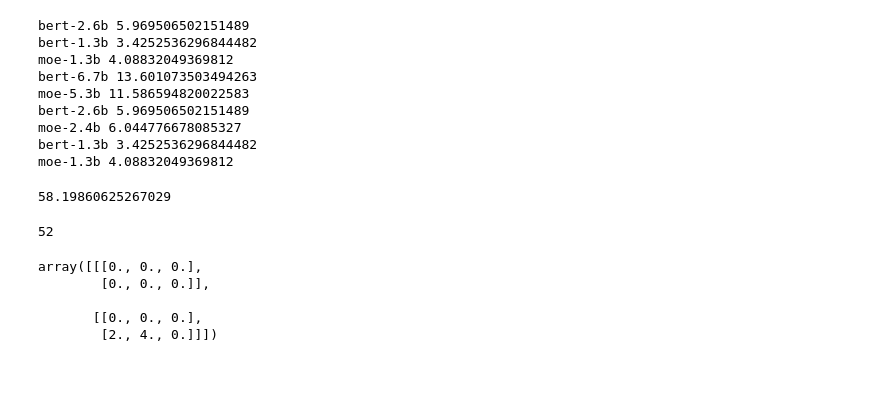
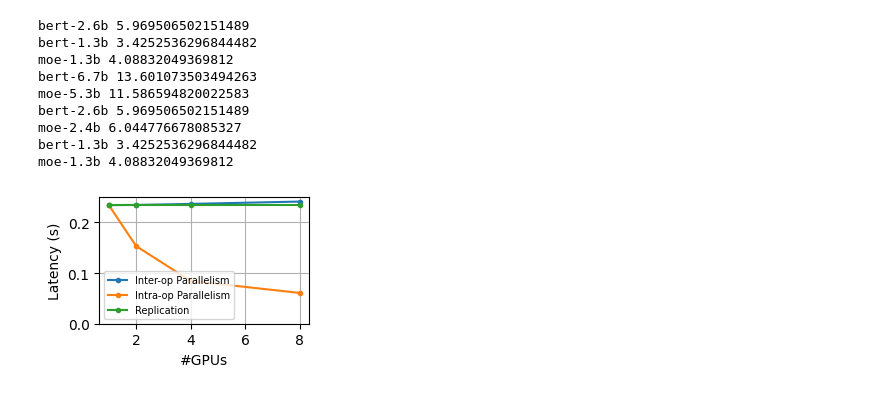
Before and after one commit to KevinCheung2259/mms, a Jupyter notebook: make_data/make_profiling.ipynb, the cells around one changed output. Cells and saved outputs as stored; diff of their text form; code cells hidden in the pictures.

```diff
--- a/make_data/make_profiling.ipynb
+++ b/make_data/make_profiling.ipynb
@@ -177,22 +196,63 @@ bert-2.6b 5.969506502151489
 moe-2.4b 6.044776678085327
 bert-1.3b 3.4252536296844482
 moe-1.3b 4.08832049369812
-# %%
-sum(model_mems)
-# %% [output]
-58.19860625267029
-# %%
-13 * 4
-# %% [output]
-52
-# %%
-import numpy as np
-model_weight_mem = np.zeros((2, 2, 3))
-model_weight_mem[1][1][:2] = [2, 4]
-model_weight_mem
-# %% [output]
-array([[[0., 0., 0.],
-        [0., 0., 0.]],
-
-       [[0., 0., 0.],
-        [2., 4., 0.]]])
+# %%
+import pickle
+import numpy as np
+import argparse
+import matplotlib as mpl
+# mpl.use('Pdf')
+import matplotlib.pyplot as plt
+from alpa_serve.util import GB
+
+%matplotlib inline
+
+def get_latency_and_throughput(all_latency):
+    latency = sum(all_latency)
+    throughput = 1 / max(all_latency)
+    return latency, throughput
+
+database_filename = "/home/zy/python_project/mms/alpa_serve/syn_profiling_result.pkl"
+with open(database_filename, "rb") as f:
+    database = pickle.load(f)
+
+model_name="moe-5.3b"
+n_gpus = [1, 2, 4, 8]
+pp_latency = []
+pp_throughput = []
+pp_memory = []
+op_latency = []
+op_throughput = []
+op_memory = []
+dp_latency = []
+dp_throughput = []
+dp_memory = []
+for n in n_gpus:
+    pp_all_latency = database[model_name].para_dict[(1, 1, n)].latency[1]
+    pp_latency.append(get_latency_and_throughput(pp_all_latency)[0])
+    pp_throughput.append(get_latency_and_throughput(pp_all_latency)[1])
+    pp_memory.append(sum(database[model_name].para_dict[(1, 1, n)].weight_mem) / GB)
+    op_all_latency = database[model_name].para_dict[(1, n, 1)].latency[1]
+    op_latency.append(get_latency_and_throughput(op_all_latency)[0])
+    op_memory.append(sum(database[model_name].para_dict[(1, n, 1)].weight_mem) * n / GB)
+    op_throughput.append(get_latency_and_throughput(op_all_latency)[1])
+    dp_all_latency = database[model_name].para_dict[(1, 1, 1)].latency[1]
+    dp_latency.append(dp_all_latency)
+    dp_throughput.append(n / max(dp_all_latency))
+    dp_memory.append(sum(database[model_name].para_dict[(1, 1, 1)].weight_mem) * n / GB)
+
+plt.figure(figsize=(3, 2))
+plt.plot(n_gpus, pp_latency, '.-', label="Inter-op Parallelism")
+plt.plot(n_gpus, op_latency, '.-', label="Intra-op Parallelism")
+plt.plot(n_gpus, dp_latency, '.-', label="Replication")
+# plt.axvline(8, linestyle='--', color = "black", label = "Single Node Boundary", linewidth=0.75)
+plt.xlabel("#GPUs")
+plt.ylim(bottom=0)
+plt.ylabel("Latency (s)")
+plt.grid()
+plt.legend(prop={'size': 7})
+plt.tight_layout()
+plt.show()
+# plt.savefig(f"model_parallel_latency.pdf")
+# %% [output]
+[figure, added]
```
Also changed, not shown: parts of 12 cells of this notebook, 32 other files.
